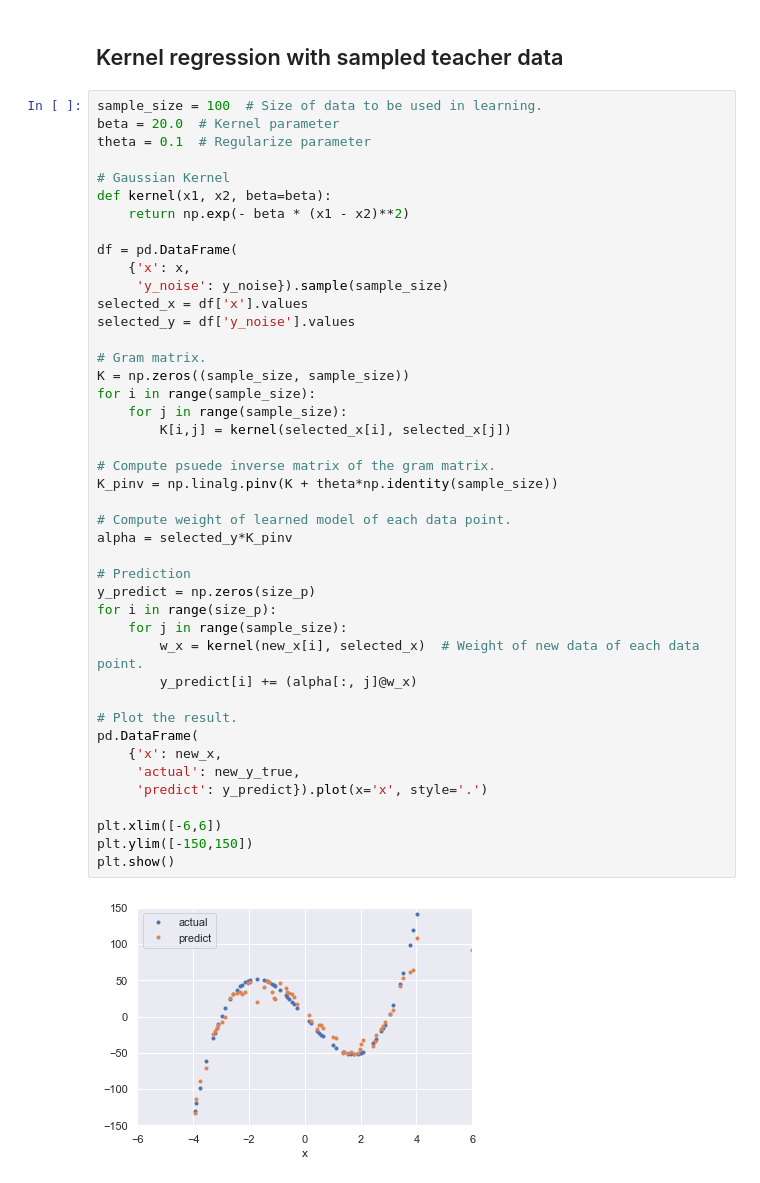
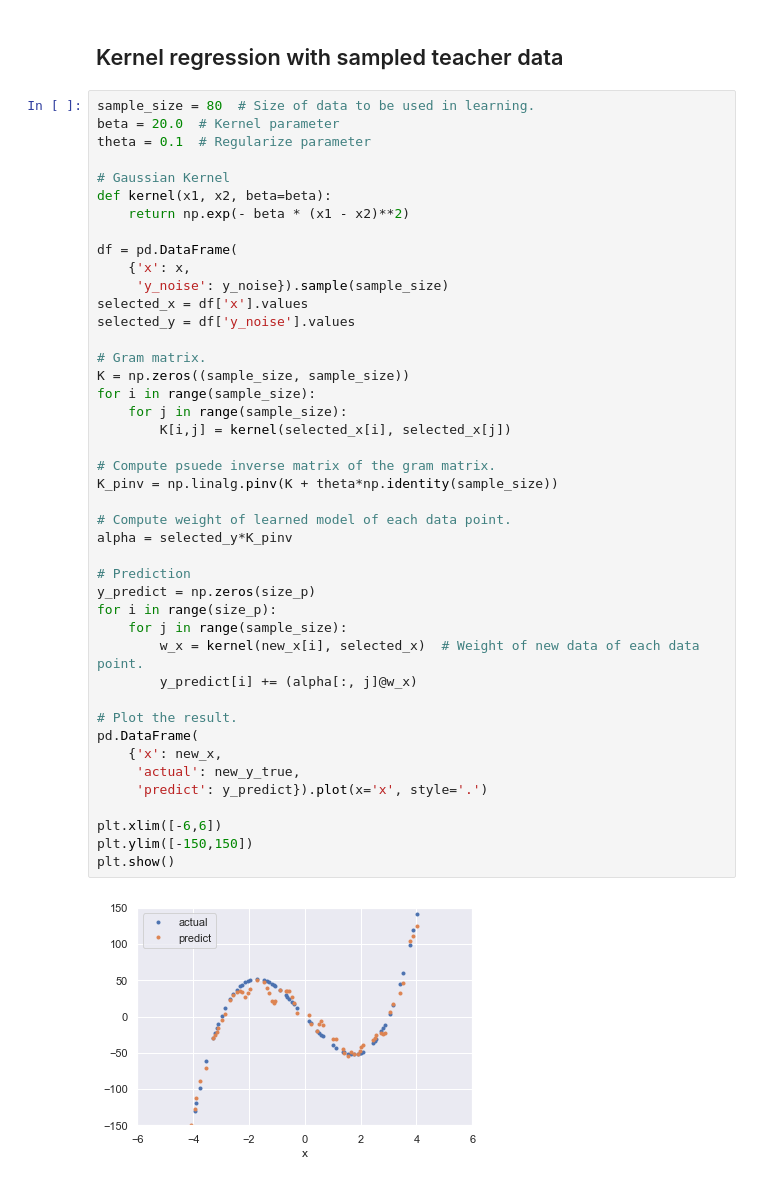
Before and after one commit to Jimmy-INL/Inverse_kernel_regression, a Jupyter notebook: notebook/Reverse kernel regression.ipynb, the cells around one changed output. Cells and saved outputs as stored; diff of their text form.

```diff
--- a/notebook/Reverse kernel regression.ipynb
+++ b/notebook/Reverse kernel regression.ipynb
@@ -40,7 +40,7 @@ plt.show()
 # %% [markdown]
 ## Kernel regression with sampled teacher data
 # %%
-sample_size = 100  # Size of data to be used in learning.
+sample_size = 80  # Size of data to be used in learning.
 beta = 20.0  # Kernel parameter
 theta = 0.1  # Regularize parameter
 
@@ -56,31 +56,31 @@ selected_y = df['y_noise'].values
 
 # Gram matrix.
 K = np.zeros((sample_size, sample_size))
 for i in range(sample_size):
     for j in range(sample_size):
         K[i,j] = kernel(selected_x[i], selected_x[j])
 
 # Compute psuede inverse matrix of the gram matrix.
 K_pinv = np.linalg.pinv(K + theta*np.identity(sample_size))
 
 # Compute weight of learned model of each data point.
 alpha = selected_y*K_pinv
 
 # Prediction
 y_predict = np.zeros(size_p)
 for i in range(size_p):
     for j in range(sample_size):
         w_x = kernel(new_x[i], selected_x)  # Weight of new data of each data point.
         y_predict[i] += (alpha[:, j]@w_x)
 
 # Plot the result.
 pd.DataFrame(
     {'x': new_x,
      'actual': new_y_true,
      'predict': y_predict}).plot(x='x', style='.')
 
 plt.xlim([-6,6])
 plt.ylim([-150,150])
 plt.show()
 # %% [output]
-[figure, old version]
+[figure, new version]
```
Also changed, not shown: 1 other file.
